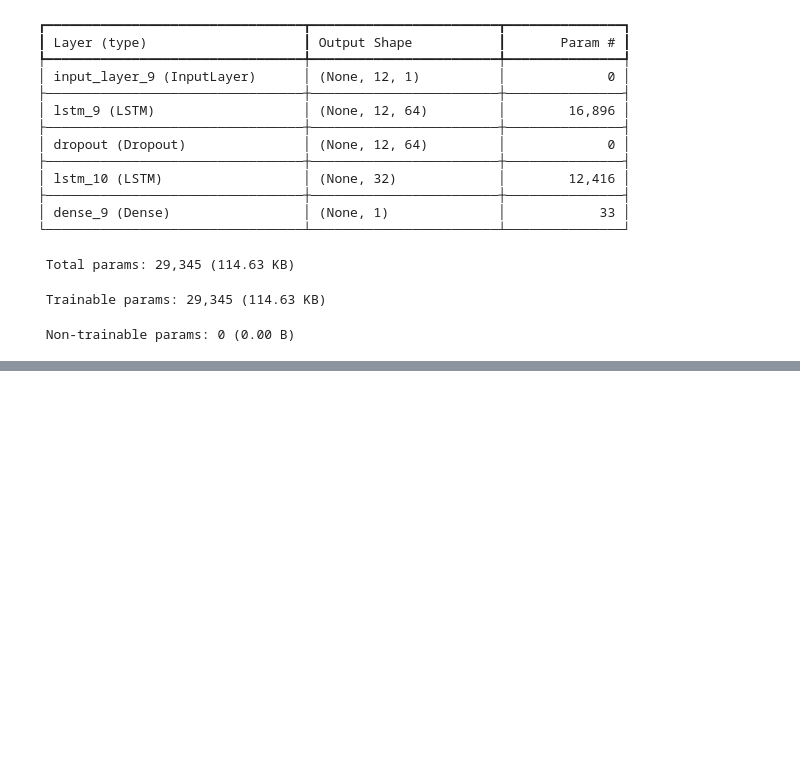
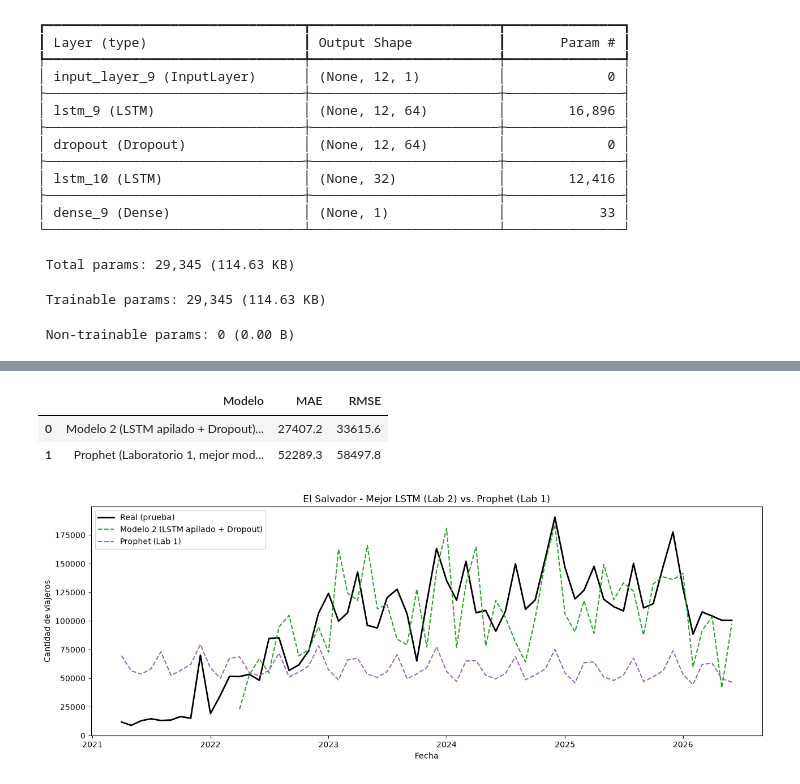
Before and after one commit to nilsmuralles/Lab2-DataScience, a Jupyter notebook: LSTM_ElSalvador.ipynb, the cells around one changed output, grey strips where cells are left out. Cells and saved outputs as stored; diff of their text form; code cells hidden in the pictures; blank space fills up the shorter version.

```diff
--- a/LSTM_ElSalvador.ipynb
+++ b/LSTM_ElSalvador.ipynb
@@ -309,0 +406,16 @@ Modelo 2 - Pérdida (MSE) en prueba, escala diferenciada/estandarizada: 0.1084
+# %%
+from prophet import Prophet
+
+dfp = serie_train.reset_index()
+dfp.columns = ['ds', 'y']
+
+m = Prophet(yearly_seasonality=True, weekly_seasonality=False, daily_seasonality=False)
+m.fit(dfp)
+
+futuro = m.make_future_dataframe(periods=len(serie_test), freq='MS')
+fcst = m.predict(futuro)
+pred_prophet = fcst.set_index('ds')['yhat'].iloc[-len(serie_test):].clip(lower=0)
+pred_prophet.index = serie_test.index
+
+mae_prophet, rmse_prophet = metricas(serie_test, pred_prophet)
+print(f"Prophet (Laboratorio 1) sobre el mismo conjunto de prueba -> MAE={mae_prophet:,.1f}  RMSE={rmse_prophet:,.1f}")
@@ -309,0 +426,22 @@ Modelo 2 - Pérdida (MSE) en prueba, escala diferenciada/estandarizada: 0.1084
+# %%
+tabla_final = pd.DataFrame([
+    {'Modelo': f'{nombre_mejor} (Laboratorio 2)', 'MAE': round(mae_mejor, 1), 'RMSE': round(rmse_mejor, 1)},
+    {'Modelo': 'Prophet (Laboratorio 1, mejor modelo clásico)', 'MAE': round(mae_prophet, 1), 'RMSE': round(rmse_prophet, 1)},
+]).sort_values('RMSE').reset_index(drop=True)
+tabla_final
+# %% [output]
+|  | Modelo | MAE | RMSE |
+| 0 | Modelo 2 (LSTM apilado + Dropout)... | 27407.2 | 33615.6 |
+| 1 | Prophet (Laboratorio 1, mejor mod... | 52289.3 | 58497.8 |
+# %%
+fig, ax = plt.subplots(figsize=(13, 5))
+ax.plot(serie_test, color='black', linewidth=2, label='Real (prueba)')
+ax.plot(fechas_mejor, pred_mejor, linestyle='--', color='tab:green', label=nombre_mejor)
+ax.plot(pred_prophet.index, pred_prophet.values, linestyle='--', color='tab:purple', label='Prophet (Lab 1)')
+ax.set_title(f'{PAIS} - Mejor LSTM (Lab 2) vs. Prophet (Lab 1)')
+ax.set_xlabel('Fecha'); ax.set_ylabel('Cantidad de viajeros')
+ax.legend(loc='upper left')
+plt.tight_layout()
+plt.show()
+# %% [output]
+[figure, added]
```
Also changed, not shown: parts of 14 cells of this notebook.
